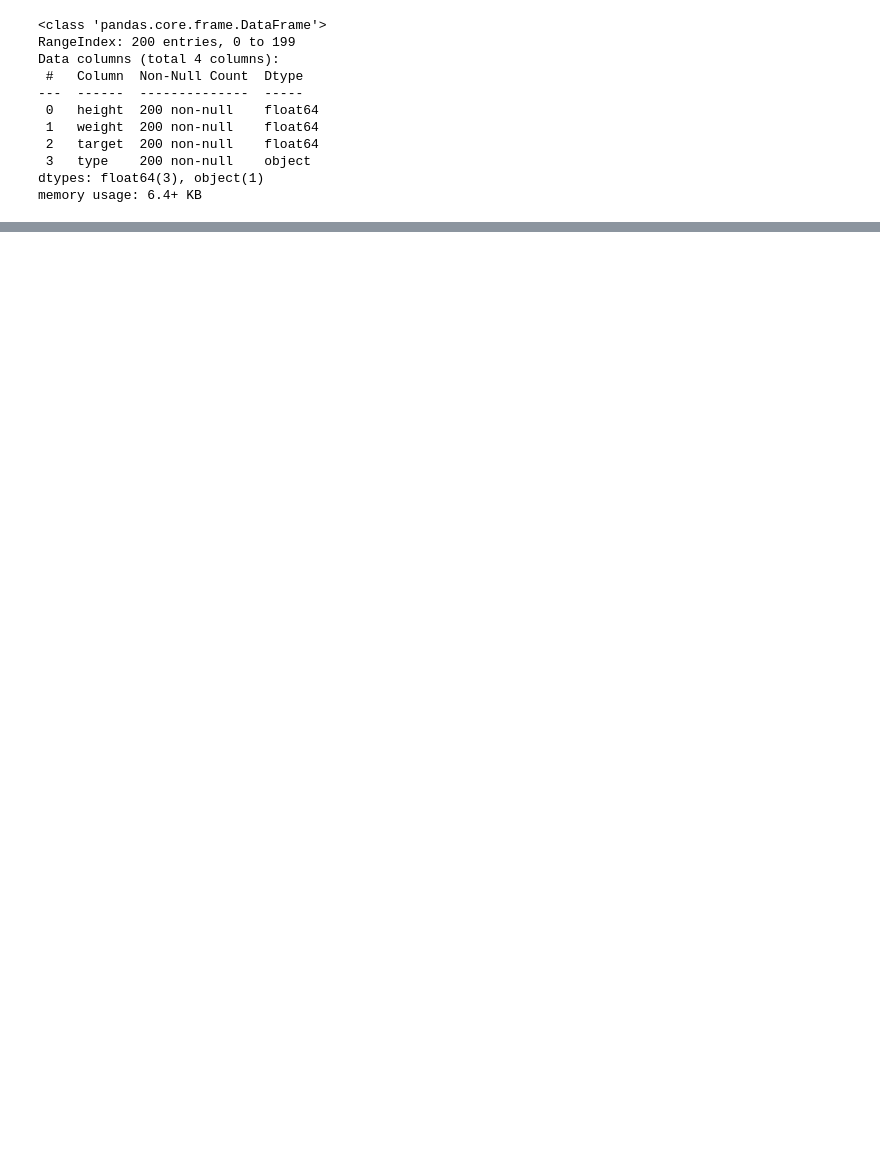
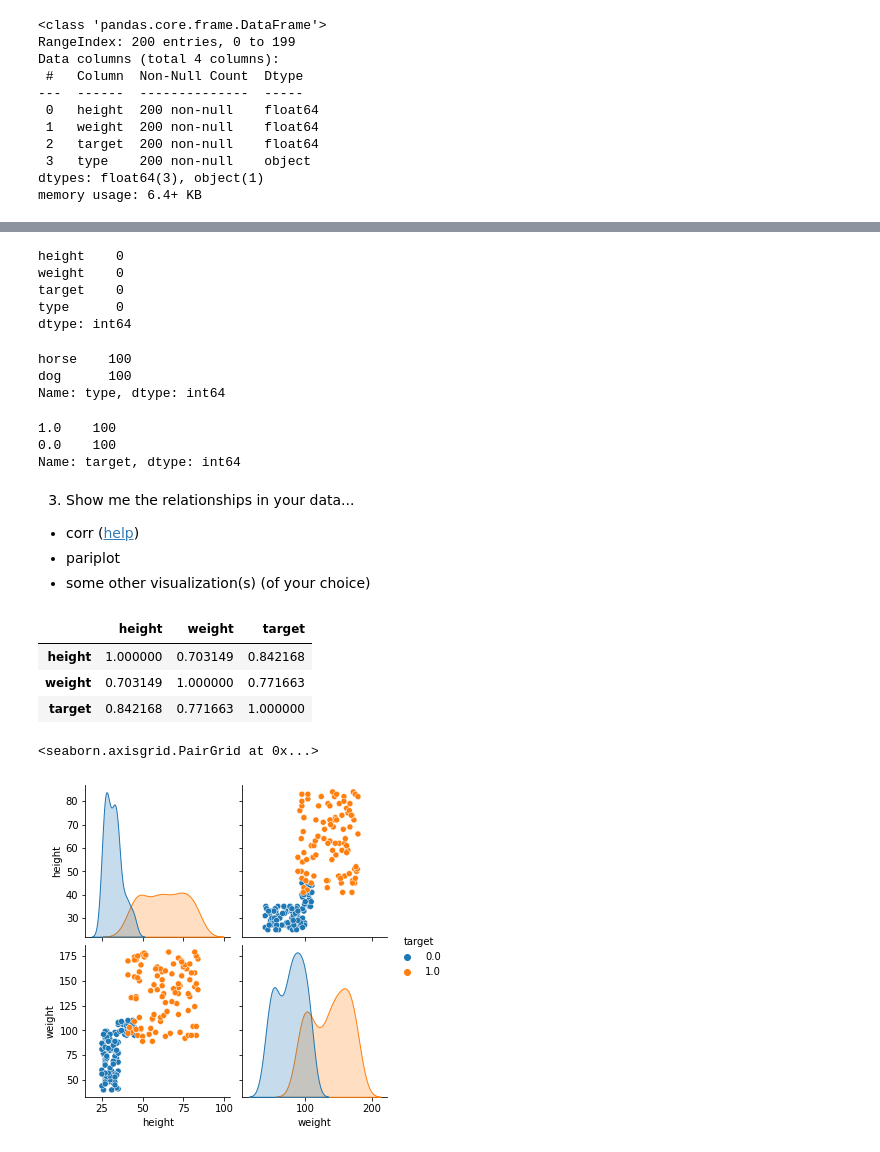
Before and after one commit to helah20/Machine_learning, a Jupyter notebook: 02_assignment.ipynb, the cells around one changed output, grey strips where cells are left out. Cells and saved outputs as stored; diff of their text form; code cells hidden in the pictures; blank space fills up the shorter version.

```diff
--- a/02_assignment.ipynb
+++ b/02_assignment.ipynb
@@ -15,5 +21,3 @@ Group members:
 # %%
-import pandas as pd
-link = "https://raw.githubusercontent.com/gumdropsteve/datasets/master/dog_or_horse.csv"
-df= pd.read_csv(link)
+df=pd.read_csv('https://github.com/gumdropsteve/datasets/raw/master/dog_or_horse.csv')
 # %% [markdown]
@@ -89,7 +56,0 @@ df[['target','type']] # find the relation between target and type , we noticed t
-# %%
-import numpy as np
-import pandas as pd
-import matplotlib.pyplot as plt
-import seaborn as sns
-sns.set_theme(style="darkgrid")
-sns.relplot(x="weight", y="height",hue="type", data=df);
@@ -186,0 +83,40 @@ Note: You can find the possible parameters to adjust in the [LogisticRegression
+# %%
+# Identify if there is any missing values
+
+df.isnull().sum()
+# %% [output]
+height    0
+weight    0
+target    0
+type      0
+dtype: int64
+# %%
+df.type.value_counts()
+# %% [output]
+horse    100
+dog      100
+Name: type, dtype: int64
+# %%
+df.target.value_counts()
+# %% [output]
+1.0    100
+0.0    100
+Name: target, dtype: int64
+# %% [markdown]
+3. Show me the relationships in your data...
+- corr ([help](https://stackoverflow.com/a/50703596/11074111))
+- pariplot
+- some other visualization(s) (of your choice)
+# %%
+corr=df.corr()
+corr
+# %% [output]
+|  | height | weight | target |
+| height | 1.000000 | 0.703149 | 0.842168 |
+| weight | 0.703149 | 1.000000 | 0.771663 |
+| target | 0.842168 | 0.771663 | 1.000000 |
+# %%
+sns.pairplot(df, hue='target') # seems wierd that's dog's hieght is greater than the hourse's
+# %% [output]
+<seaborn.axisgrid.PairGrid at 0x...>
+[figure, added]
```
Also changed, not shown: parts of 87 cells of this notebook.
